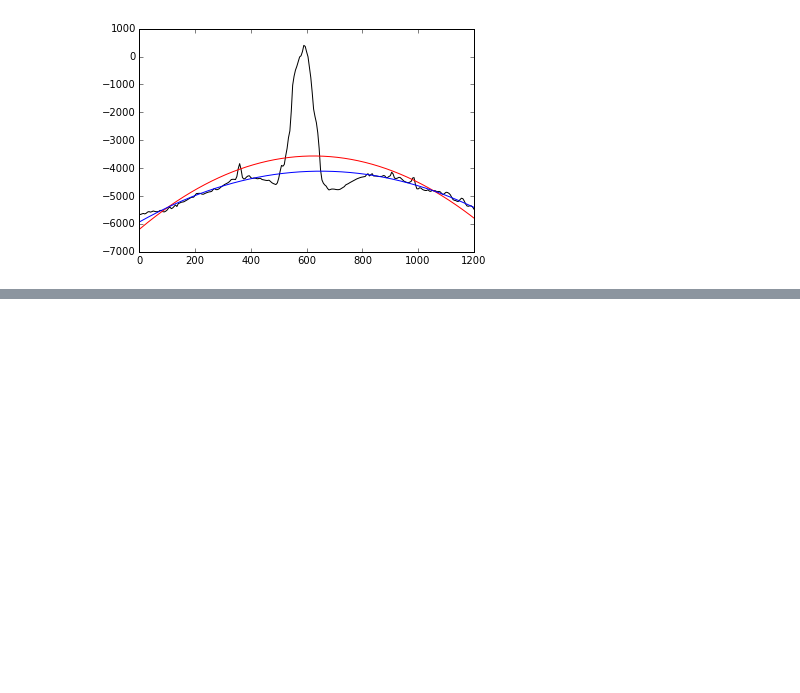
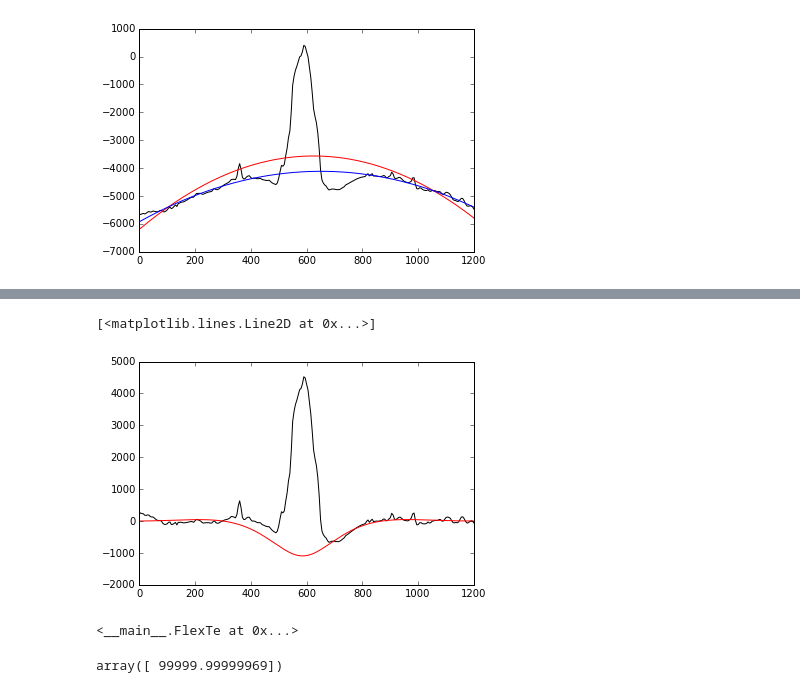
Before and after one commit to marcelobianchi/verao2016, a Jupyter notebook: dia4/inversao-havai.ipynb, the cells around one changed output, grey strips where cells are left out. Cells and saved outputs as stored; diff of their text form; code cells hidden in the pictures; blank space fills up the shorter version.

```diff
--- a/dia4/inversao-havai.ipynb
+++ b/dia4/inversao-havai.ipynb
@@ -82,0 +147,3 @@ plt.plot(x, par_robusto.predicted(), '-b')
+# %%
+p = -h_load*(2700-1000)*10
+flex = FlexNum3(x*1000, p, 50000)
@@ -82,0 +152,6 @@ plt.plot(x, par_robusto.predicted(), '-b')
+# %%
+plt.plot(x, topo_res, '-k')
+plt.plot(x, flex.w, '-r')
+# %% [output]
+[<matplotlib.lines.Line2D at 0x...>]
+[figure, added]
@@ -82,0 +182,8 @@ plt.plot(x, par_robusto.predicted(), '-b')
+# %%
+solver.config('acor', bounds=[30e3, 100e3]).fit()
+# %% [output]
+<__main__.FlexTe at 0x...>
+# %%
+solver.estimate_
+# %% [output]
+array([ 99999.99999969])
```
Also changed, not shown: parts of 18 cells of this notebook.
